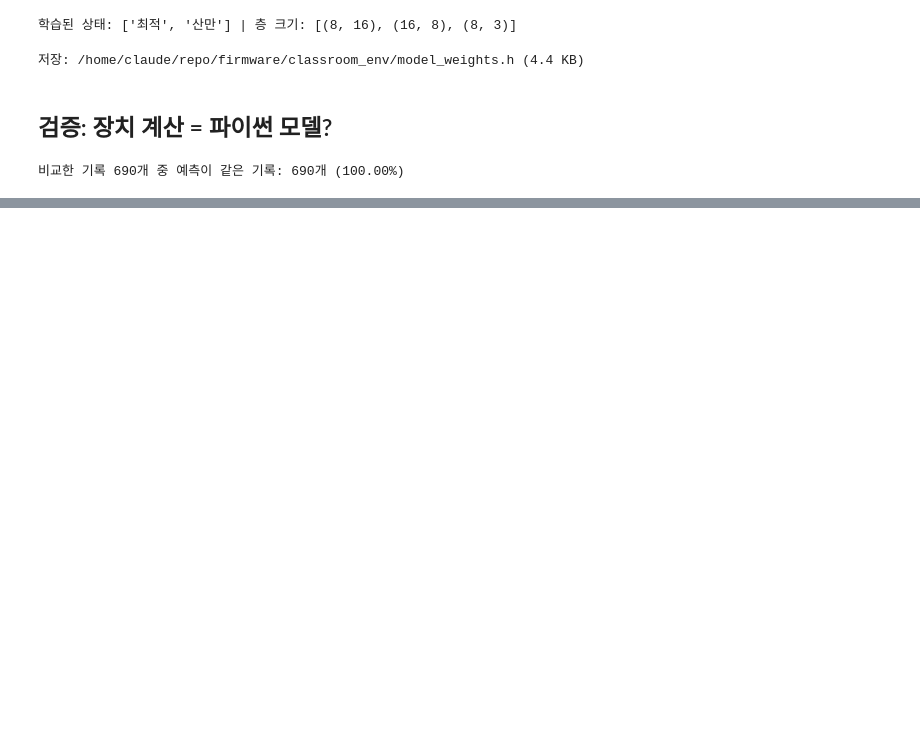
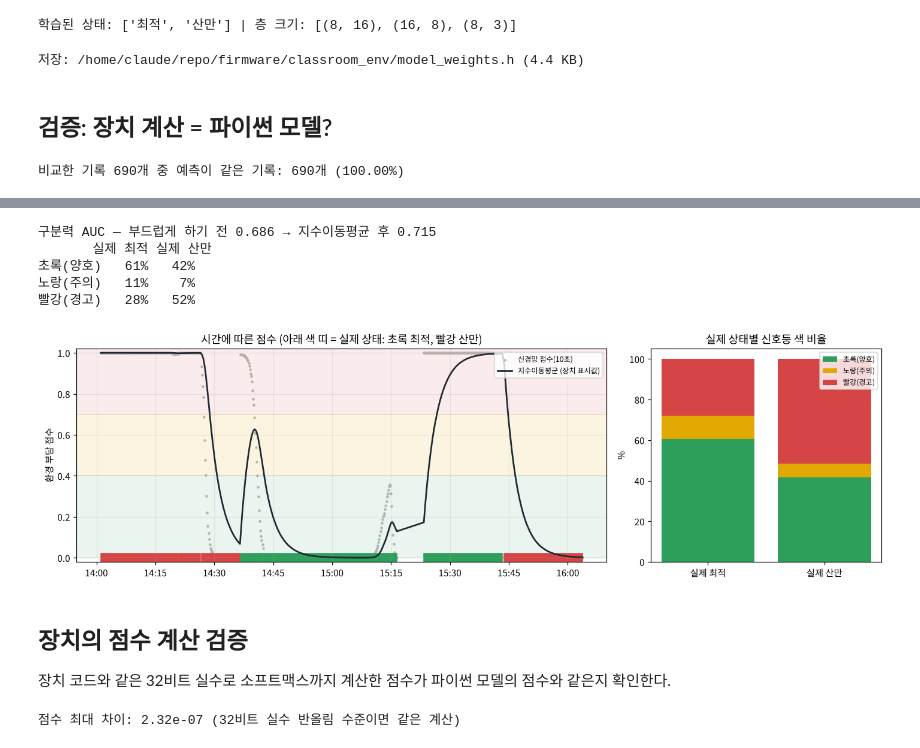
Before and after one commit to kimhojun0114/classroom-env, a Jupyter notebook: analysis/05_export_to_esp32.ipynb, the cells around one changed output, grey strips where cells are left out. Saved outputs shown, nothing was run; the diff lists cells and outputs as text; code cells hidden in the pictures; blank space fills up the shorter version.

```diff
--- a/analysis/05_export_to_esp32.ipynb
+++ b/analysis/05_export_to_esp32.ipynb
@@ -57,0 +66,54 @@ print(f"비교한 기록 {len(X):,}개 중 예측이 같은 기록: {(dev == py)
+# %%
+from sklearn.neural_network import MLPClassifier
+from sklearn.preprocessing import StandardScaler
+from sklearn.pipeline import make_pipeline
+from sklearn.model_selection import LeaveOneGroupOut
+from sklearn.metrics import roc_auc_score
+import matplotlib.pyplot as plt
+L = lab.sort_values("ts").reset_index(drop=True)
+yy = L["state_label"].to_numpy(); gg = L["group"].to_numpy(); F = pack["feats"]
+raw = np.zeros(len(L))
+for tr, te in LeaveOneGroupOut().split(L, yy, gg):
+    mm = make_pipeline(StandardScaler(), MLPClassifier((16, 8), activation="relu", alpha=1e-2, max_iter=2000, random_state=0)).fit(L[F].iloc[tr], yy[tr])
+    raw[te] = 1 - mm.predict_proba(L[F].iloc[te])[:, list(mm.classes_).index(0)]
+ema = pd.Series(raw).ewm(alpha=0.05, adjust=False).mean().to_numpy()
+print(f"구분력 AUC — 부드럽게 하기 전 {roc_auc_score(yy == 2, raw):.3f} → 지수이동평균 후 {roc_auc_score(yy == 2, ema):.3f}")
+WARN, ALERT = 0.4, 0.7
+lv = np.where(ema >= ALERT, 2, np.where(ema >= WARN, 1, 0))
+tab = pd.DataFrame({s_: [(lv[yy == s_] == k).mean() for k in range(3)] for s_ in sorted(np.unique(yy))}, index=["초록(양호)", "노랑(주의)", "빨강(경고)"])
+tab.columns = [f"실제 {STATE_KO[c]}" for c in tab.columns]
+print((tab * 100).round(0).astype(int).astype(str).add("%").to_string())
+
+fig, ax = plt.subplots(1, 2, figsize=(13, 4), gridspec_kw={"width_ratios": [2.3, 1]})
+t = pd.to_datetime(L["ts"], unit="s", utc=True).dt.tz_convert("Asia/Seoul")
+ax[0].scatter(t, raw, s=4, color="#bbb", label="신경망 점수(10초)")
+ax[0].plot(t, ema, color="#1f2933", lw=1.8, label="지수이동평균 (장치 표시값)")
+ax[0].axhspan(0, WARN, color="#2e9e5b", alpha=.10); ax[0].axhspan(WARN, ALERT, color="#e0a800", alpha=.12); ax[0].axhspan(ALERT, 1.02, color="#d64545", alpha=.10)
+for gi, gdf in L.groupby("group"):
+    ax[0].axvspan(pd.to_datetime(gdf.ts.min(), unit="s", utc=True).tz_convert("Asia/Seoul"), pd.to_datetime(gdf.ts.max(), unit="s", utc=True).tz_convert("Asia/Seoul"),
+                  ymin=0, ymax=.04, color=STATE_COLOR[int(gdf.state_label.iloc[0])])
+import matplotlib.dates as md
+ax[0].xaxis.set_major_formatter(md.DateFormatter("%H:%M", tz="Asia/Seoul")); ax[0].set_ylim(-.02, 1.02)
+ax[0].set_ylabel("환경 부담 점수"); ax[0].set_title("시간에 따른 점수 (아래 색 띠 = 실제 상태: 초록 최적, 빨강 산만)"); ax[0].legend(loc="upper right", fontsize=8); ax[0].grid(alpha=.25)
+bottom = np.zeros(tab.shape[1])
+for k, col in enumerate(["#2e9e5b", "#e0a800", "#d64545"]):
+    ax[1].bar(tab.columns, tab.iloc[k] * 100, bottom=bottom, color=col, label=tab.index[k]); bottom += tab.iloc[k].to_numpy() * 100
+ax[1].set_ylabel("%"); ax[1].set_title("실제 상태별 신호등 색 비율"); ax[1].legend(fontsize=8)
+plt.tight_layout(); plt.savefig(f"{RES}/05_score_levels.png", dpi=150); plt.show()
+# %% [output]
+구분력 AUC — 부드럽게 하기 전 0.686 → 지수이동평균 후 0.715
+       실제 최적 실제 산만
+초록(양호)   61%   42%
+노랑(주의)   11%    7%
+빨강(경고)   28%   52%
+[figure, added]
+# %% [markdown]
+## 장치의 점수 계산 검증
+장치 코드와 같은 32비트 실수로 소프트맥스까지 계산한 점수가 파이썬 모델의 점수와 같은지 확인한다.
+# %%
+o = h @ W[2].astype(f32) + B[2].astype(f32)
+o = np.exp(o - o.max(axis=1, keepdims=True)); dev_score = 1 - o[:, 0] / o.sum(axis=1)
+py_score = 1 - m.predict_proba(sc.transform(lab[pack["feats"]]))[:, list(m.classes_).index(0)]
+print(f"점수 최대 차이: {np.abs(dev_score - py_score).max():.2e} (32비트 실수 반올림 수준이면 같은 계산)")
+# %% [output]
+점수 최대 차이: 2.32e-07 (32비트 실수 반올림 수준이면 같은 계산)
```
Also changed, not shown: parts of 2 cells of this notebook, 9 other files.
